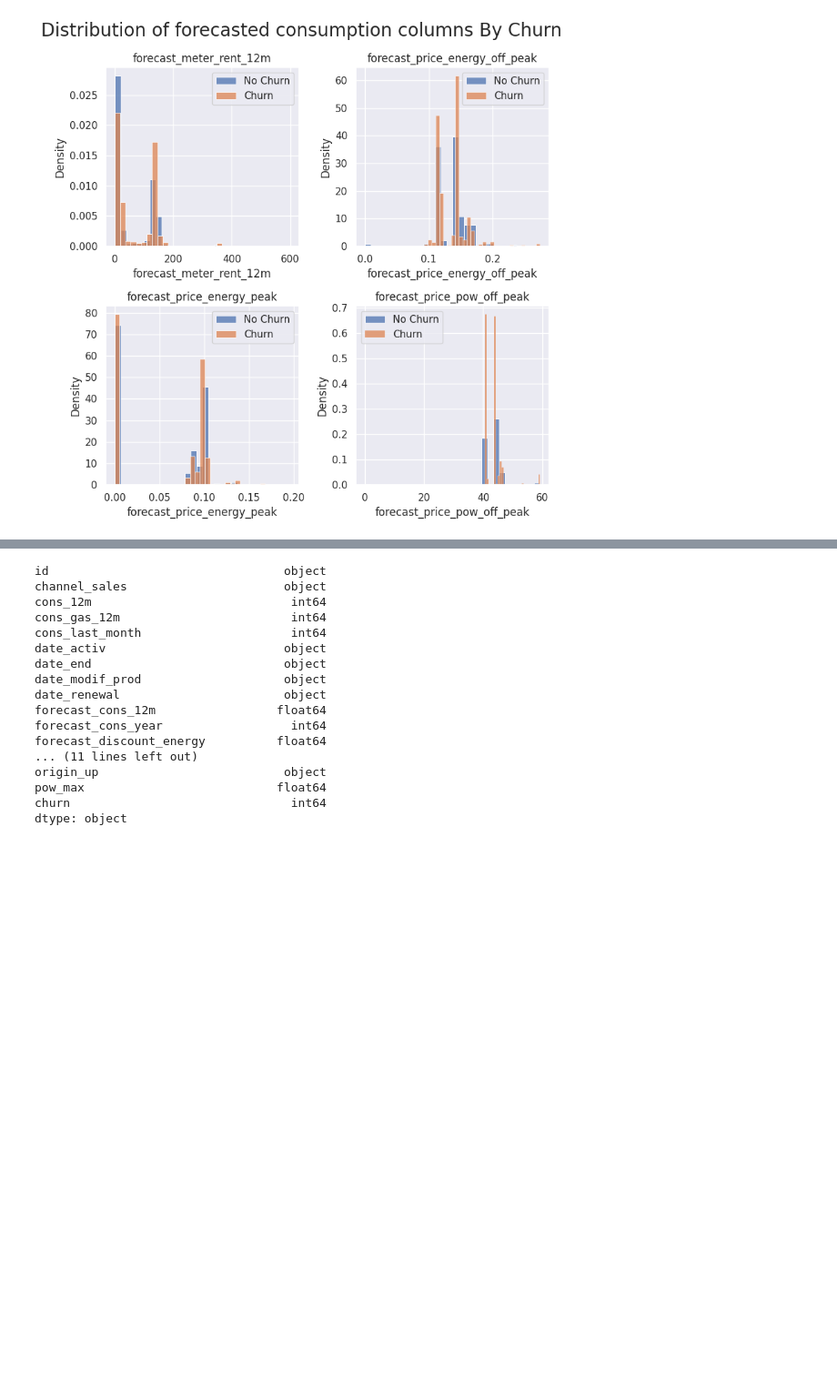
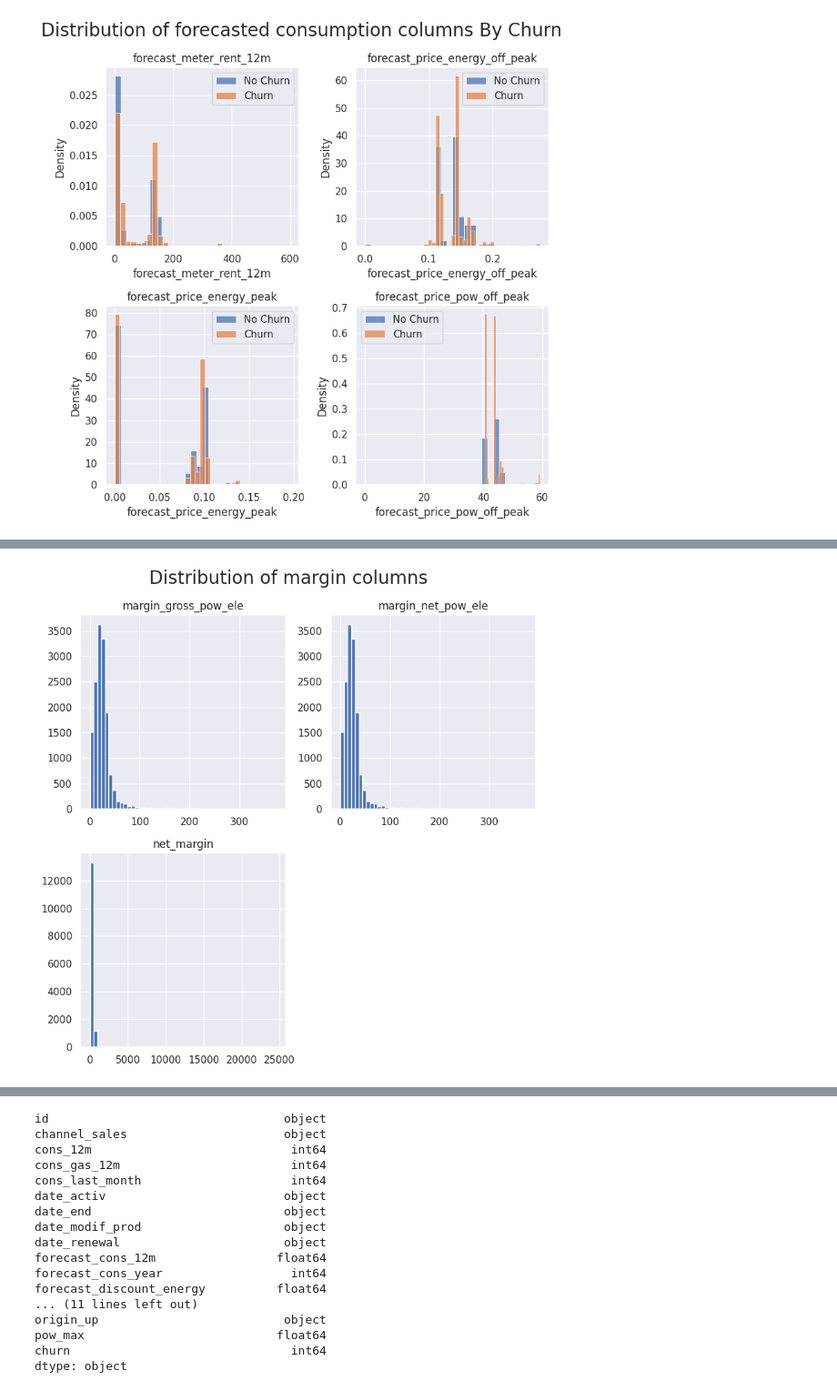
Before and after one commit to mnijadi/energy-company-customer-churn, a Jupyter notebook: notebooks/eda.ipynb, the cells around one changed output, grey strips where cells are left out. Shown at 91% size. Drawn from its saved outputs; the diff is of its cells as text; code cells hidden in the pictures; blank space fills up the shorter version.

```diff
--- a/notebooks/eda.ipynb
+++ b/notebooks/eda.ipynb
@@ -388,0 +417,9 @@ Prices seem to be a good indicator of churn, as long as consumption as we've see
+# %%
+margin_columns = ['margin_gross_pow_ele', 'margin_net_pow_ele', 'net_margin']
+# %%
+client_df[margin_columns].hist(bins=50, figsize=(8,8))
+plt.suptitle('Distribution of margin columns', fontsize=20)
+plt.tight_layout()
+plt.show()
+# %% [output]
+[figure, added]
```
Also changed, not shown: parts of 10 cells of this notebook, 4 other files.
